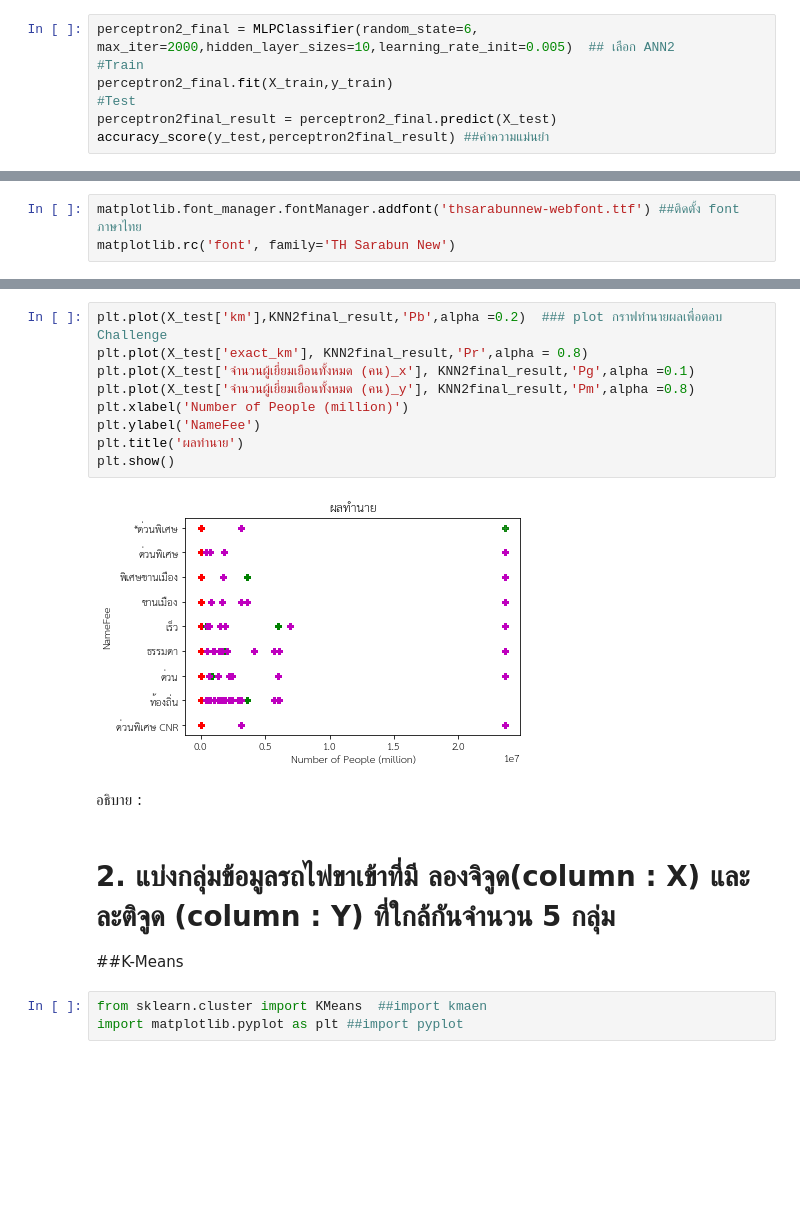
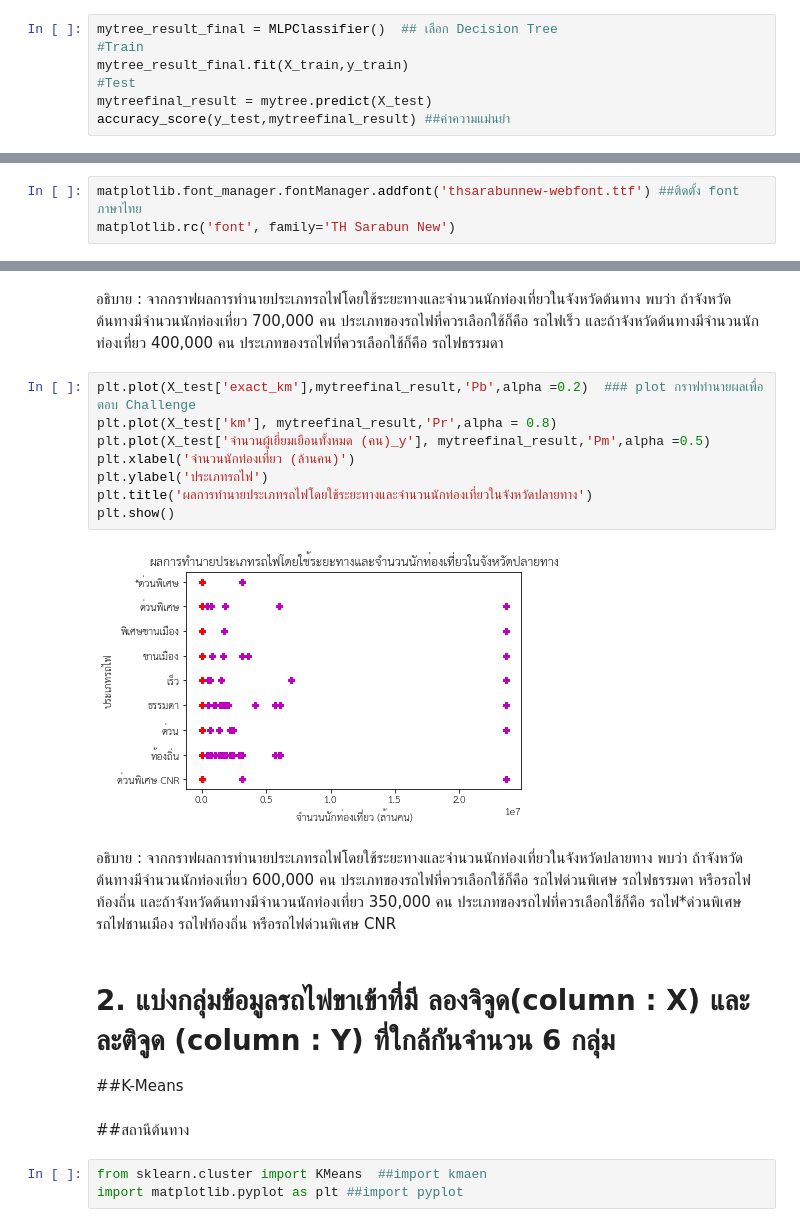
Before and after one commit to Benza1611/DWDM21, a Jupyter notebook: Project_ล่าสุด.ipynb, the cells around one changed output, grey strips where cells are left out. Cells and saved outputs as stored; diff of their text form; blank space fills up the shorter version.

Commit message:
Number ONE

```diff
--- a/Project_ล่าสุด.ipynb
+++ b/Project_ล่าสุด.ipynb
@@ -1199,8 +1175,8 @@ accuracy_score(y_val,perceptron3_result)  ##ค่าความแม่นย
 # %%
-perceptron2_final = MLPClassifier(random_state=6, max_iter=2000,hidden_layer_sizes=10,learning_rate_init=0.005)  ## เลือก ANN2
+mytree_result_final = MLPClassifier()  ## เลือก Decision Tree
 #Train
-perceptron2_final.fit(X_train,y_train)
+mytree_result_final.fit(X_train,y_train)
 #Test
-perceptron2final_result = perceptron2_final.predict(X_test)
-accuracy_score(y_test,perceptron2final_result) ##ค่าความแม่นยำ
+mytreefinal_result = mytree.predict(X_test)
+accuracy_score(y_test,mytreefinal_result) ##ค่าความแม่นยำ
 # %% [output]
@@ -1282,19 +1264,22 @@ matplotlib.rc('font', family='TH Sarabun New')
+# %% [markdown]
+อธิบาย : จากกราฟผลการทำนายประเภทรถไฟโดยใช้ระยะทางและจำนวนนักท่องเที่ยวในจังหวัดต้นทาง พบว่า ถ้าจังหวัดต้นทางมีจำนวนนักท่องเที่ยว 700,000 คน ประเภทของรถไฟที่ควรเลือกใช้ก็คือ รถไฟเร็ว และถ้าจังหวัดต้นทางมีจำนวนนักท่องเที่ยว 400,000 คน ประเภทของรถไฟที่ควรเลือกใช้ก็คือ รถไฟธรรมดา
 # %%
-plt.plot(X_test['km'],KNN2final_result,'Pb',alpha =0.2)  ### plot กราฟทำนายผลเพื่อตอบ Challenge
-plt.plot(X_test['exact_km'], KNN2final_result,'Pr',alpha = 0.8)
-plt.plot(X_test['จำนวนผู้เยี่ยมเยือนทั้งหมด (คน)_x'], KNN2final_result,'Pg',alpha =0.1)
-plt.plot(X_test['จำนวนผู้เยี่ยมเยือนทั้งหมด (คน)_y'], KNN2final_result,'Pm',alpha =0.8)
-plt.xlabel('Number of People (million)')
-plt.ylabel('NameFee')
-plt.title('ผลทำนาย')
+plt.plot(X_test['exact_km'],mytreefinal_result,'Pb',alpha =0.2)  ### plot กราฟทำนายผลเพื่อตอบ Challenge
+plt.plot(X_test['km'], mytreefinal_result,'Pr',alpha = 0.8)
+plt.plot(X_test['จำนวนผู้เยี่ยมเยือนทั้งหมด (คน)_y'], mytreefinal_result,'Pm',alpha =0.5)
+plt.xlabel('จำนวนนักท่องเที่ยว (ล้านคน)')
+plt.ylabel('ประเภทรถไฟ')
+plt.title('ผลการทำนายประเภทรถไฟโดยใช้ระยะทางและจำนวนนักท่องเที่ยวในจังหวัดปลายทาง')
 plt.show()
 # %% [output]
-[figure, old version]
+[figure, new version]
-# %% [markdown]
-อธิบาย :
+# %% [markdown]
+อธิบาย : จากกราฟผลการทำนายประเภทรถไฟโดยใช้ระยะทางและจำนวนนักท่องเที่ยวในจังหวัดปลายทาง พบว่า ถ้าจังหวัดต้นทางมีจำนวนนักท่องเที่ยว 600,000 คน ประเภทของรถไฟที่ควรเลือกใช้ก็คือ รถไฟด่วนพิเศษ รถไฟธรรมดา หรือรถไฟท้องถิ่น และถ้าจังหวัดต้นทางมีจำนวนนักท่องเที่ยว 350,000 คน ประเภทของรถไฟที่ควรเลือกใช้ก็คือ รถไฟ*ด่วนพิเศษ รถไฟชานเมือง รถไฟท้องถิ่น หรือรถไฟด่วนพิเศษ CNR
 # %% [markdown]
-# **2. แบ่งกลุ่มข้อมูลรถไฟขาเข้าที่มี ลองจิจูด(column : X) และ ละติจูด (column : Y) ที่ใกล้กันจำนวน 5 กลุ่ม**
+# **2. แบ่งกลุ่มข้อมูลรถไฟขาเข้าที่มี ลองจิจูด(column : X) และ ละติจูด (column : Y) ที่ใกล้กันจำนวน 6 กลุ่ม**
 ##K-Means
+# %% [markdown]
+##สถานีต้นทาง
 # %%
 from sklearn.cluster import KMeans  ##import kmaen
 import matplotlib.pyplot as plt ##import pyplot
```
Also changed, not shown: parts of 40 cells of this notebook.
